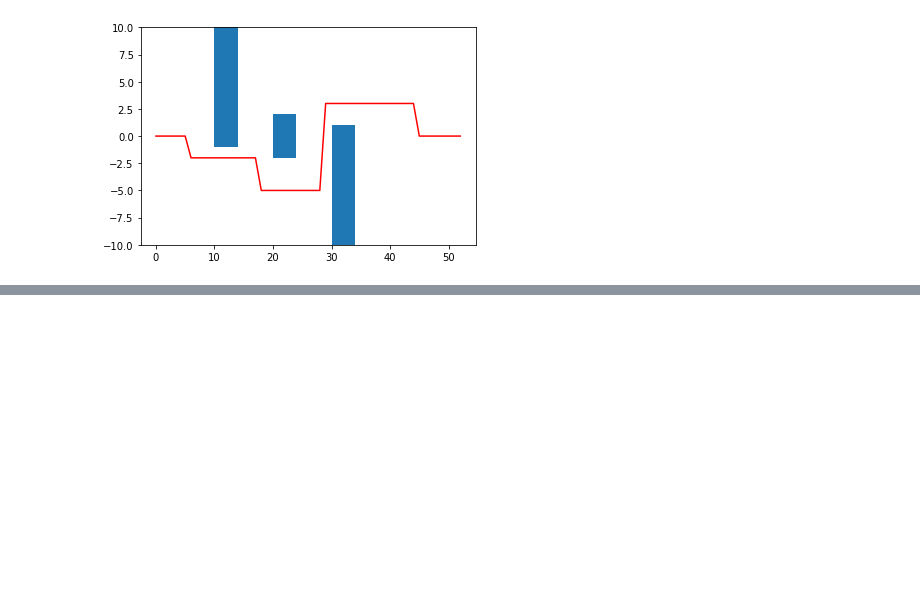
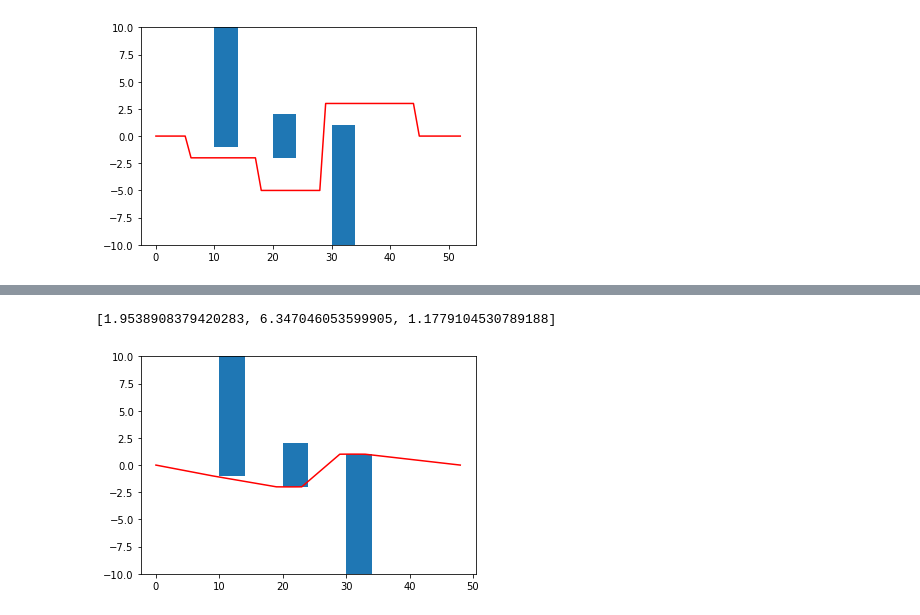
Before and after one commit to jhaka/TIES483_2020, a Jupyter notebook: Lecture 13, Algebraic Modeling Languages, especially Pyomo.ipynb, the cells around one changed output, grey strips where cells are left out. Cells and saved outputs as stored; diff of their text form; code cells hidden in the pictures; blank space fills up the shorter version.

```diff
--- a/Lecture 13, Algebraic Modeling Languages, especially Pyomo.ipynb
+++ b/Lecture 13, Algebraic Modeling Languages, especially Pyomo.ipynb
@@ -211,13 +235,9 @@ Install Baron following https://www.minlp.com/baron-downloads. *Note that Baron
 # %%
-opt = SolverFactory("baron",solver_io="nl")
-#opt = SolverFactory("ipopt",solver_io="nl")
+opt = SolverFactory("ipopt",solver_io="nl")
 
 opt.solve(model,tee=True)
 
 print("Solution is ")
-model.sv.display()
-model.ca.display()
-model.cb.display()
-model.cc.display()
-model.cd.display()
+sol_i = [model.sv.value,model.ca.value,model.cb.value,model.cc.value,model.cd.value]
+print(sol_i)
 # %% [output]
@@ -412,7 +438,8 @@ def solve_ach(reference,lb,ub):
     model.h5=Constraint(rule=h5_rule)
 
     def h6_rule(model,i):
-        return -10<=sum([model.y[j] for j in range(i)])<=10
+        return pyomo.environ.inequality(-10, sum([model.y[j] for j in range(i)]),10)
+        #return -10<=sum([model.y[j] for j in range(i)])<=10 # gives warning about chained inequalities
 
     model.h6 = Constraint(range(1,48),rule=h6_rule)
     def t_con_f1_rule(model):
@@ -426,8 +453,7 @@ def solve_ach(reference,lb,ub):
     model.t_con_f3 = Constraint(rule = t_con_f3_rule)
     model.f = Objective(expr = model.t+1e-10*(f1(model)+f2(model)+f3(model))) # t + augmentation term
     tee =True
-    opt = SolverFactory("baron",solver_io="nl")
-#    opt = SolverFactory("ipopt",solver_io="nl")
+    opt = SolverFactory("ipopt",solver_io="nl")
     opt.options.max_iter=10000
 #    opt.options.constr_viol_tol=0.01
     #opt.options.halt_on_ampl_error = "yes"
@@ -486,11 +532,12 @@ print(ub)
 import matplotlib.pyplot as plt
 from matplotlib.patches import Rectangle
 def visualize(x):
-    plt.plot([sum(value(x[0][j]) for j in range(i)) for i in range(49)])
+    plt.plot([sum(value(x[0][j]) for j in range(i)) for i in range(49)],'r')
     currentAxis = plt.gca()
     currentAxis.add_patch(Rectangle((10, -1),4,11))
     currentAxis.add_patch(Rectangle((20, -2),4,4))
     currentAxis.add_patch(Rectangle((30, -10),4,11))
+    plt.ylim((-10,10))
     return plt
 # %%
 visualize(x).show()
@@ -496,0 +566,8 @@ visualize(x).show()
+# %%
+print(f1)
+# %% [output]
+[1.9538908379420283, 6.347046053599905, 1.1779104530789188]
+# %%
+visualize(x).show()
+# %% [output]
+[figure, added]
```
Also changed, not shown: parts of 20 cells of this notebook.
